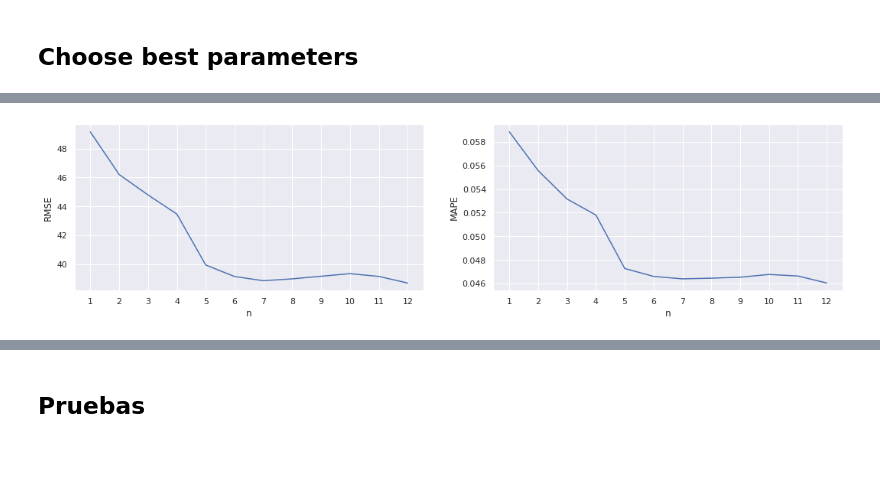
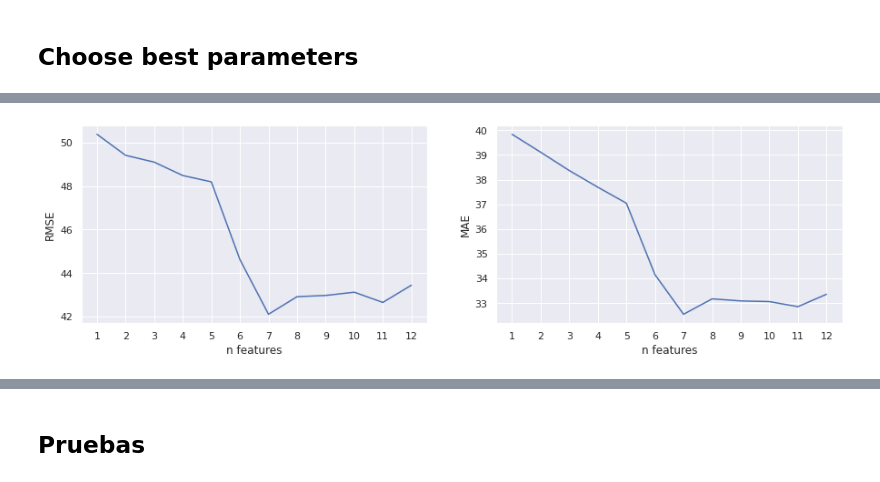
Before and after one commit to AndresGuarin/JupyterCodes, a Jupyter notebook: Machine_Learning/Proyecto_IA_1_Xmax.ipynb, the cells around one changed output, grey strips where cells are left out. Drawn from its saved outputs; the diff is of its cells as text; code cells hidden in the pictures; blank space fills up the shorter version.

```diff
--- a/Machine_Learning/Proyecto_IA_1_Xmax.ipynb
+++ b/Machine_Learning/Proyecto_IA_1_Xmax.ipynb
@@ -60,10 +60,13 @@ from sklearn.metrics import *
 
 #1. **Reading data** <a name="eje1"></a>
 # %%
-#@title **code** Read data
 # Iron data
 iron = pd.read_csv('data/CutEvents_IronRefDist140.txt',skiprows=2,sep='\t',decimal='.')  #sep='\t' is for tab separator
 print(iron.shape)
+
+for col in iron.columns[58:]:  # For cleaning colums of Nans
+  del iron[col]
+iron.rename(columns = {'M beta syst100000':'M beta syst'}, inplace = True)
 
 # Proton data
 proton = pd.read_csv('data/CutEvents_ProtonRefDist140.txt',sep='\t',decimal='.')
@@ -77,12 +80,12 @@ data.index = np.arange(data.shape[0])
 col = data.pop("MC Xmax") # For put the target column 'MC Xmax' at the end of dataframe
 data.insert(len(data.columns), col.name, col)
 
-#Delete unnecesary cols
+# Delete unnecesary cols
 for col in ['runnr', 'rad energy error', '2dLDF sigma error','EE_RdLDF1error','EE_RdLDF3error','EE_RdLDF2error',
             'GeoCe DXmax Error','GeoCe Erad Error', 'N_mu_ref error','M beta error']:  # For errasing unrelevant columns
   del data[col]
 
-#Delete rows with meaningless values
+# Delete rows with meaningless values
 drop_rows = []
 for i in data.index.values:
   if data.loc[i,'GeoCeXmax'] < 0:
@@ -120,7 +123,7 @@ X = data.values[:,:-1]
 y = data.values[:,-1]
 
 # Make Partition
-X_train, X_test, y_train, y_test = train_test_split(X, y, test_size=0.2, shuffle=True)
+X_train, X_test, y_train, y_test = train_test_split(X, y, test_size=0.2, random_state=21, shuffle=True)
 
 # Call and train model
 est = DecisionTreeRegressor()
@@ -132,7 +135,7 @@ features = est.feature_importances_
 print('\nFeautres importances: \n',features)
 
 #Choose best features
-n=5
+n=7
 bestfeat = np.argsort(features)[-n:]
 X_train_best = X_train[:,bestfeat]
 X_test_best = X_test[:,bestfeat]
@@ -265,34 +256,39 @@ plt.show()
 # %%
+#@title **code** Learning Curves
 N=12
+estimators = 10
+max_depth = 7
 s1=[]
 s2=[]
+
 for n in range(1,N+1):
-  # Get data
-  bestfeat = np.argsort(features)[-n:]
-  X_train_best = X_train[:,bestfeat]
-  X_test_best = X_test[:,bestfeat]
+    # Get data
+    bestfeat = np.argsort(features)[-n:]
+    X_train_best = X_train[:,bestfeat]
+    X_test_best = X_test[:,bestfeat]
 
-  # Call and train model
-  est = RandomForestRegressor(n_estimators=30, random_state=21, max_depth=7)
-  est.fit(X_train_best,y_train)
+   # Call and train model
+    est = RandomForestRegressor(n_estimators=estimators, max_depth=max_depth)
+    est.fit(X_train_best,y_train)
 
-  # Predict
-  pred = est.predict(X_test_best)
-  s1.append(np.sqrt(mean_squared_error(pred,y_test)))     # Mean Squared Error
-  s2.append(mean_absolute_percentage_error(pred,y_test))  # Mean Absolute Percentage Error
+    # Predict
+    pred = est.predict(X_test_best)
+    s1.append(np.sqrt(mean_squared_error(pred,y_test)))     # Mean Squared Error
+    s2.append(mean_absolute_error(pred,y_test))  # Mean Absolute Error
 
-plt.figure(figsize=(18,4))
+#Plot results
+plt.figure(figsize=(15,4))
 plt.subplot(121)
 plt.plot(np.arange(N),s1)
 plt.ylabel('RMSE')
-plt.xlabel('n')
+plt.xlabel('n features')
 plt.xticks(range(N), np.arange(N)+1)
 
 plt.subplot(122)
 plt.plot(np.arange(N),s2)
-plt.ylabel('MAPE')
-plt.xlabel('n')
+plt.ylabel('MAE')
+plt.xlabel('n features')
 plt.xticks(range(N), np.arange(N)+1)
 plt.show()
 # %% [output]
-[figure, old version]
+[figure, new version]
```
Also changed, not shown: parts of 18 cells of this notebook.
